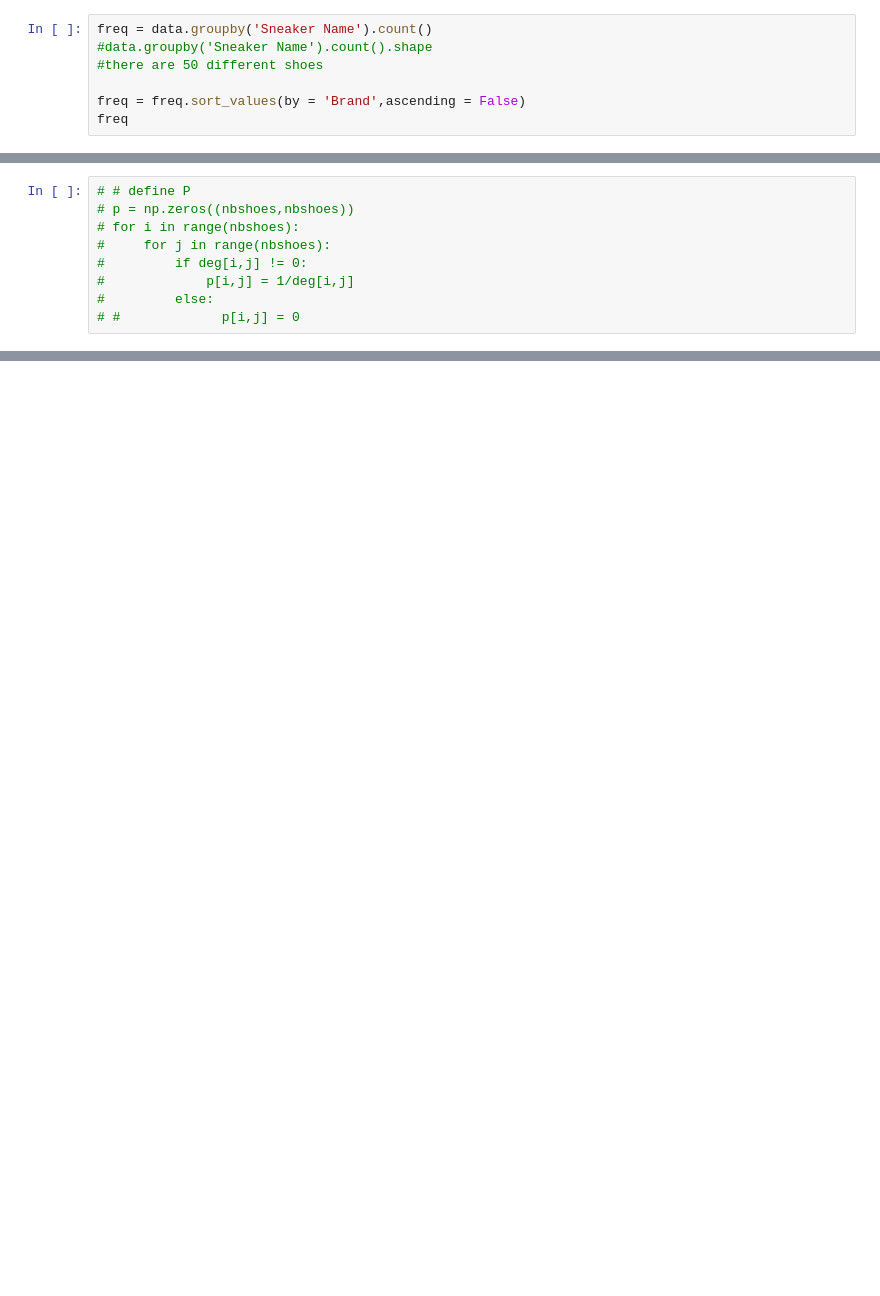
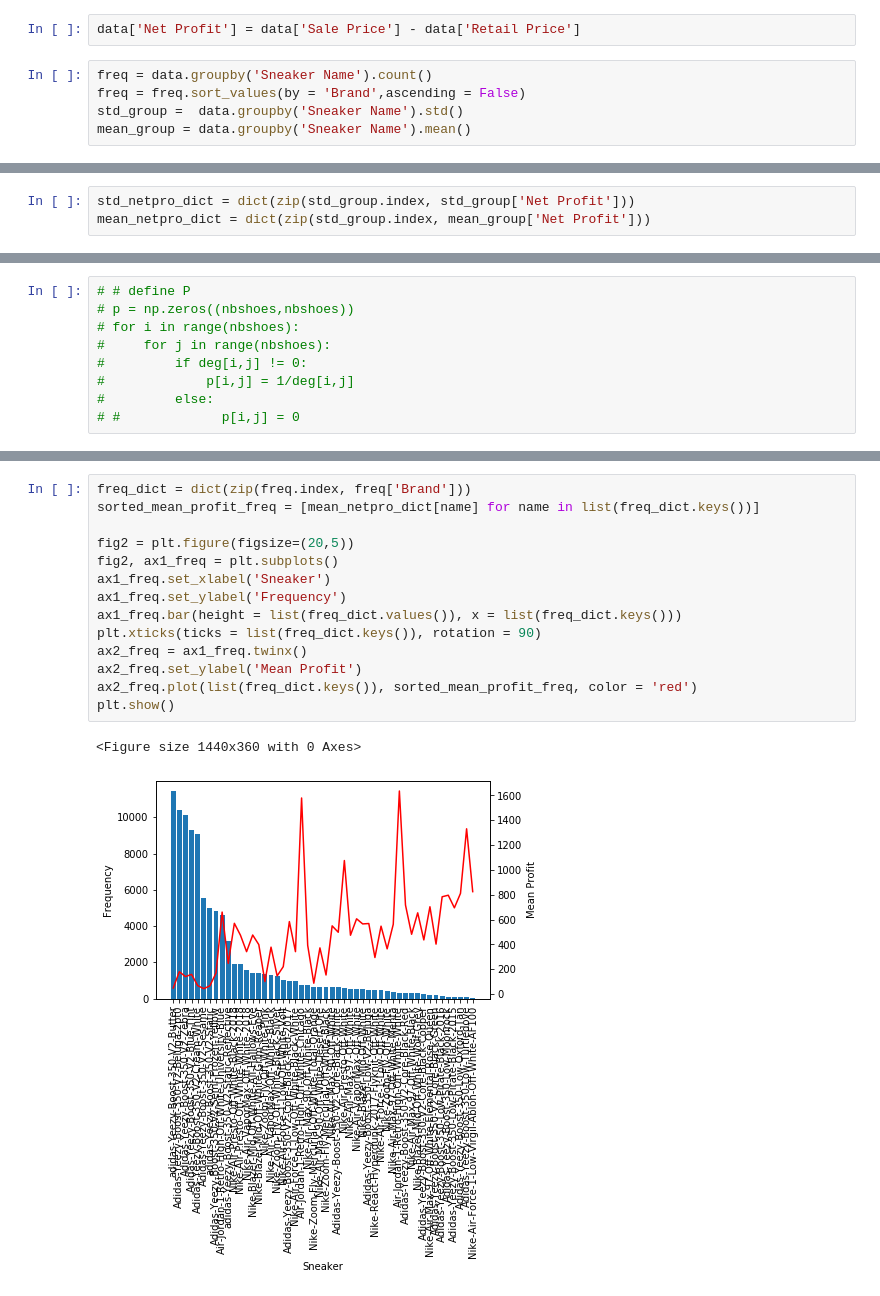
Before and after one commit to ZichangYe/SneakersAnalytics, a Jupyter notebook: Sneakers_Project.ipynb, the cells around one changed output, grey strips where cells are left out. Cells and saved outputs as stored; diff of their text form; blank space fills up the shorter version.

```diff
--- a/Sneakers_Project.ipynb
+++ b/Sneakers_Project.ipynb
@@ -20,7 +11,7 @@ data[0:5]
+# %%
+data['Net Profit'] = data['Sale Price'] - data['Retail Price']
 # %%
 freq = data.groupby('Sneaker Name').count()
-#data.groupby('Sneaker Name').count().shape
-#there are 50 different shoes
-
 freq = freq.sort_values(by = 'Brand',ascending = False)
-freq
+std_group =  data.groupby('Sneaker Name').std()
+mean_group = data.groupby('Sneaker Name').mean()
@@ -45,0 +18,3 @@ freq
+# %%
+std_netpro_dict = dict(zip(std_group.index, std_group['Net Profit']))
+mean_netpro_dict = dict(zip(std_group.index, mean_group['Net Profit']))
@@ -166,0 +202,17 @@ array([0.5717803 , 0.45566919, 0.66263348, 0.55707792, 0.47071429,
+# %%
+freq_dict = dict(zip(freq.index, freq['Brand']))
+sorted_mean_profit_freq = [mean_netpro_dict[name] for name in list(freq_dict.keys())]
+
+fig2 = plt.figure(figsize=(20,5))
+fig2, ax1_freq = plt.subplots()
+ax1_freq.set_xlabel('Sneaker')
+ax1_freq.set_ylabel('Frequency')
+ax1_freq.bar(height = list(freq_dict.values()), x = list(freq_dict.keys()))
+plt.xticks(ticks = list(freq_dict.keys()), rotation = 90)
+ax2_freq = ax1_freq.twinx()
+ax2_freq.set_ylabel('Mean Profit')
+ax2_freq.plot(list(freq_dict.keys()), sorted_mean_profit_freq, color = 'red')
+plt.show()
+# %% [output]
+<Figure size 1440x360 with 0 Axes>
+[figure, added]
```
Also changed, not shown: parts of 31 cells of this notebook.
